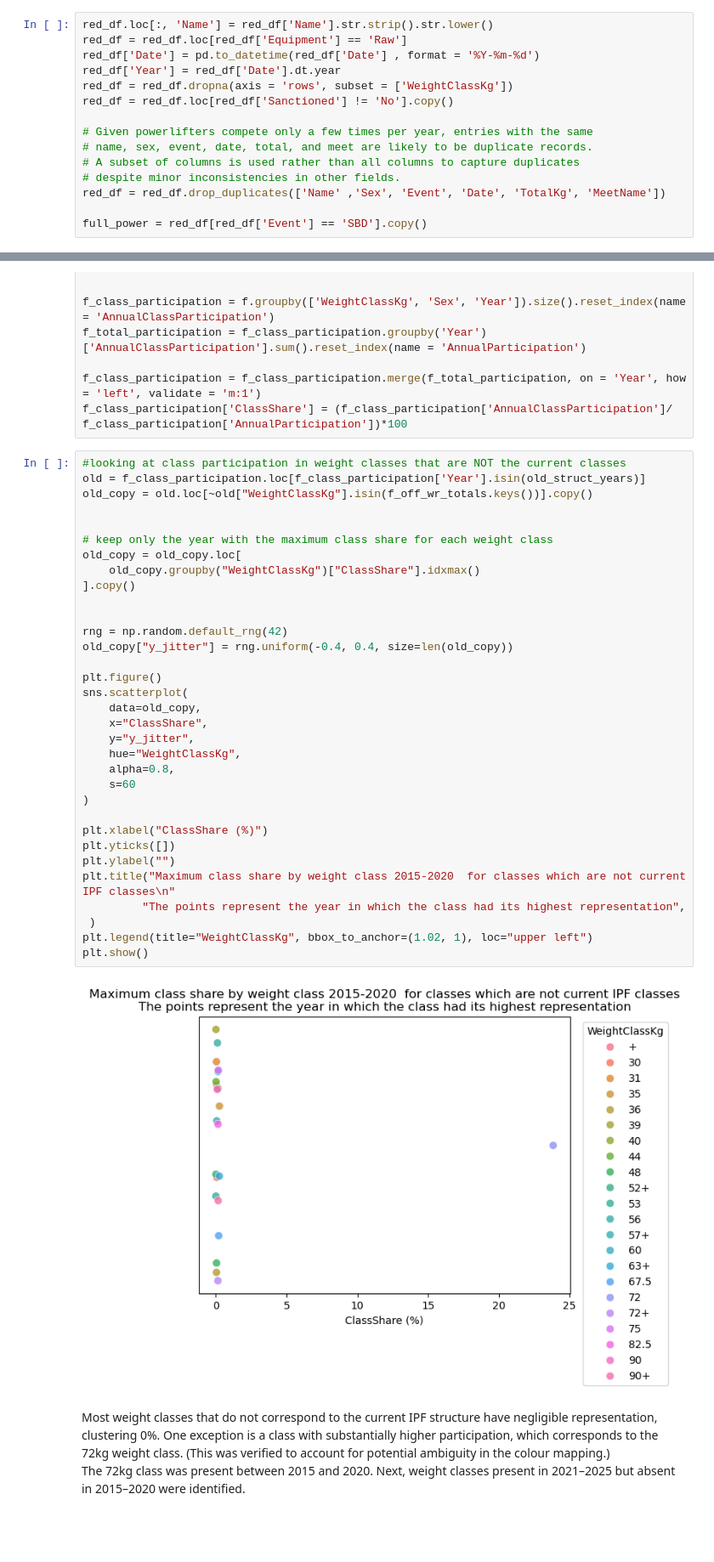
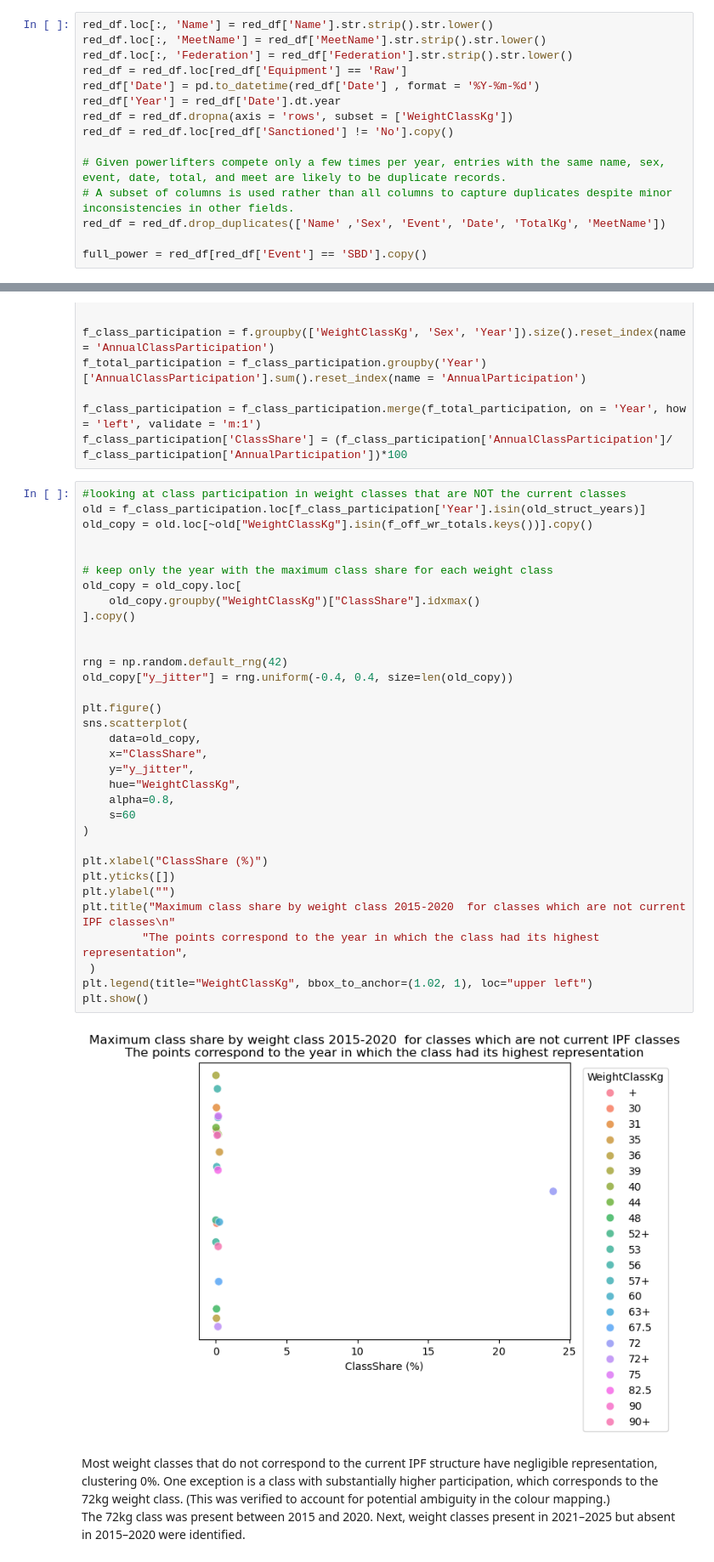
Before and after one commit to bnparris/powerlifting_analysis, a Jupyter notebook: notebooks/cleaning.ipynb, the cells around one changed output, grey strips where cells are left out. Shown at 85% size. Drawn from its saved outputs; the diff is of its cells as text; blank space fills up the shorter version.

```diff
--- a/notebooks/cleaning.ipynb
+++ b/notebooks/cleaning.ipynb
@@ -57,16 +57,16 @@ In columns with both strings and floats, float datatypes are because of NaN entr
 - Filtered for full power events (squat, bench, and deadlift as indicated by the 'Event' column), as single-lift competitions (e.g. bench-only) represent different participation patterns.
 # %%
 red_df.loc[:, 'Name'] = red_df['Name'].str.strip().str.lower()
+red_df.loc[:, 'MeetName'] = red_df['MeetName'].str.strip().str.lower()
+red_df.loc[:, 'Federation'] = red_df['Federation'].str.strip().str.lower()
 red_df = red_df.loc[red_df['Equipment'] == 'Raw']
 red_df['Date'] = pd.to_datetime(red_df['Date'] , format = '%Y-%m-%d')
 red_df['Year'] = red_df['Date'].dt.year
 red_df = red_df.dropna(axis = 'rows', subset = ['WeightClassKg'])
 red_df = red_df.loc[red_df['Sanctioned'] != 'No'].copy()
 
-# Given powerlifters compete only a few times per year, entries with the same
-# name, sex, event, date, total, and meet are likely to be duplicate records.
-# A subset of columns is used rather than all columns to capture duplicates
-# despite minor inconsistencies in other fields.
+# Given powerlifters compete only a few times per year, entries with the same name, sex, event, date, total, and meet are likely to be duplicate records.
+# A subset of columns is used rather than all columns to capture duplicates despite minor inconsistencies in other fields.
 red_df = red_df.drop_duplicates(['Name' ,'Sex', 'Event', 'Date', 'TotalKg', 'MeetName'])
 
 full_power = red_df[red_df['Event'] == 'SBD'].copy()
@@ -143,35 +145,35 @@ old = f_class_participation.loc[f_class_participation['Year'].isin(old_struct_ye
 old_copy = old.loc[~old["WeightClassKg"].isin(f_off_wr_totals.keys())].copy()
 
 
 # keep only the year with the maximum class share for each weight class
 old_copy = old_copy.loc[
     old_copy.groupby("WeightClassKg")["ClassShare"].idxmax()
 ].copy()
 
 
 rng = np.random.default_rng(42)
 old_copy["y_jitter"] = rng.uniform(-0.4, 0.4, size=len(old_copy))
 
 plt.figure()
 sns.scatterplot(
     data=old_copy,
     x="ClassShare",
     y="y_jitter",
     hue="WeightClassKg",
     alpha=0.8,
     s=60
 )
 
 plt.xlabel("ClassShare (%)")
 plt.yticks([])
 plt.ylabel("")
 plt.title("Maximum class share by weight class 2015-2020  for classes which are not current IPF classes\n"
-         "The points represent the year in which the class had its highest representation",
+         "The points correspond to the year in which the class had its highest representation",
  )
 plt.legend(title="WeightClassKg", bbox_to_anchor=(1.02, 1), loc="upper left")
 plt.show()
 # %% [output]
-[figure, old version]
+[figure, new version]
 # %% [markdown]
 Most weight classes that do not correspond to the current IPF structure have negligible representation, clustering 0%. One exception is a class with substantially higher participation, which corresponds to the 72kg weight class. (This was verified to account for potential ambiguity in the colour mapping.)
 The 72kg class was present between 2015 and 2020. Next, weight classes present in 2021–2025 but absent in 2015–2020 were identified.
```
Also changed, not shown: parts of 2 cells of this notebook.
